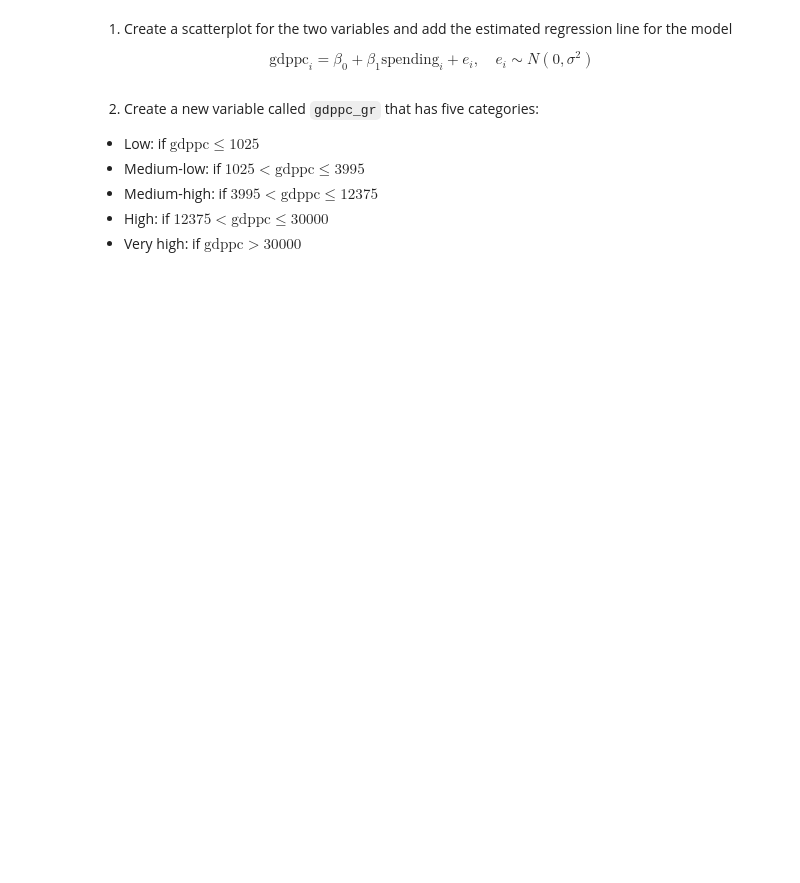
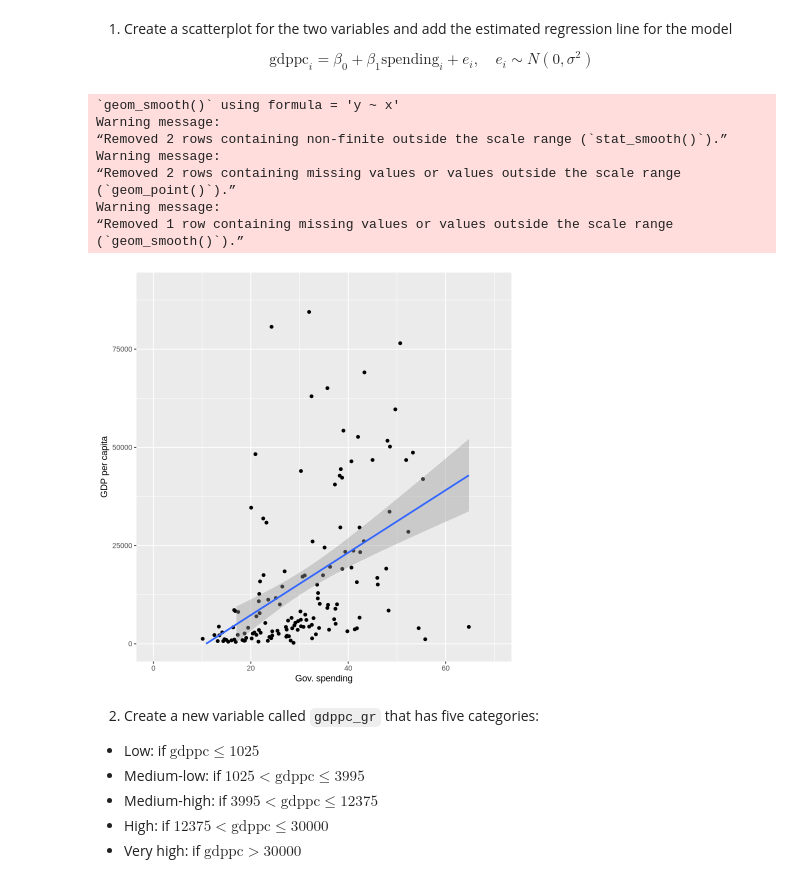
Before and after one commit to febse/econ2026-de, a Jupyter notebook: 09-Categorical-Variables.ipynb, the cells around one changed output. Saved outputs shown, nothing was run; the diff lists cells and outputs as text; code cells hidden in the pictures; blank space fills up the shorter version.

```diff
--- a/09-Categorical-Variables.ipynb
+++ b/09-Categorical-Variables.ipynb
@@ -10,9 +10,11 @@ The data set was constructed using data from the IFM. You can find more informat
 
 We want to explore the relationship between `gdppc` and `spending`.
 # %%
+library(tidyverse)
+
 gdp2019 <- read_csv(
   "https://raw.githubusercontent.com/feb-sofia/econometrics-2023/main/data/gdpgov2019.csv"
-  ) %>%
+  ) |>
   filter(!is.na(spending))
 
-gdp2019 %>% head()
+gdp2019 |> head()
@@ -23,18 +52,29 @@ $$
 \text{gdppc}_i = \beta_0 + \beta_1 \text{spending}_i + e_i, \quad e_i \sim N(0, \sigma^2)
 $$
 # %%
-gdp2019 %>%
+gdp2019 |>
   ggplot(aes(x = spending, y = gdppc)) +
   geom_point() +
   geom_smooth(method = "lm") +
   labs(
     y = "GDP per capita",
     x = "Gov. spending"
   ) +
   lims(
     x = c(0, 70),
     y = c(0, 90000)
   )
+# %% [output]
+`geom_smooth()` using formula = 'y ~ x'
+Warning message:
+“Removed 2 rows containing non-finite outside the scale range (`stat_smooth()`).”
+Warning message:
+“Removed 2 rows containing missing values or values outside the scale range
+(`geom_point()`).”
+Warning message:
+“Removed 1 row containing missing values or values outside the scale range
+(`geom_smooth()`).”
+[figure, added]
 # %%
 # Estimate the model
 # %% [markdown]
```
Also changed, not shown: parts of 5 cells of this notebook.
